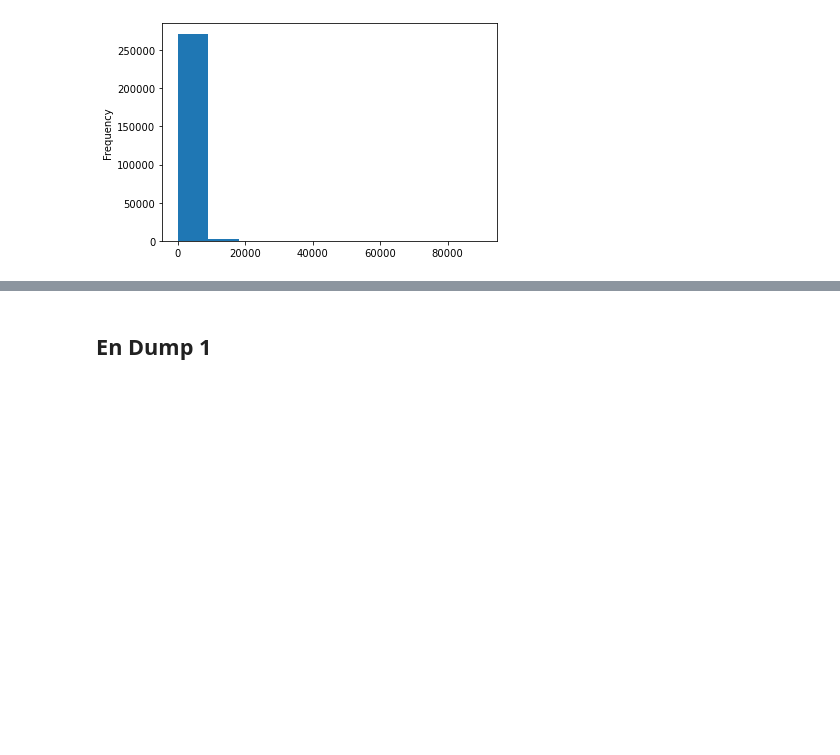
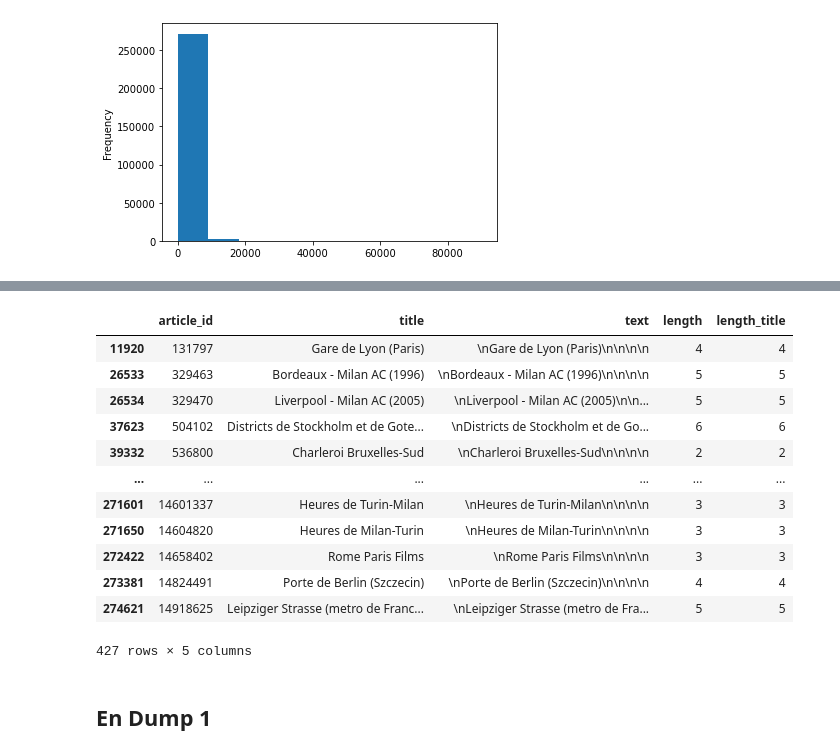
Before and after one commit to seriousdeejay/citynet, a Jupyter notebook: src/analyses/selecting_relevant_articles.ipynb, the cells around one changed output, grey strips where cells are left out. Saved outputs shown, nothing was run; the diff lists cells and outputs as text; code cells hidden in the pictures; blank space fills up the shorter version.

```diff
--- a/src/analyses/selecting_relevant_articles.ipynb
+++ b/src/analyses/selecting_relevant_articles.ipynb
@@ -250,3 +275,20 @@ df.text[116675]
+# %%
+# df['length_title'] = [len(title.split()) for title in df.title]
+df[df.length == df.length_title] # think this should be cover the empty referral pages
+# %% [output]
+|  | article_id | title | text | length | length_title |
+| 11920 | 131797 | Gare de Lyon (Paris) | \nGare de Lyon (Paris)\n\n\n\n | 4 | 4 |
+| 26533 | 329463 | Bordeaux - Milan AC (1996) | \nBordeaux - Milan AC (1996)\n\n\n\n | 5 | 5 |
+| 26534 | 329470 | Liverpool - Milan AC (2005) | \nLiverpool - Milan AC (2005)\n\n... | 5 | 5 |
+| 37623 | 504102 | Districts de Stockholm et de Gote... | \nDistricts de Stockholm et de Go... | 6 | 6 |
+| 39332 | 536800 | Charleroi Bruxelles-Sud | \nCharleroi Bruxelles-Sud\n\n\n\n | 2 | 2 |
+| ... | ... | ... | ... | ... | ... |
+| 271601 | 14601337 | Heures de Turin-Milan | \nHeures de Turin-Milan\n\n\n\n | 3 | 3 |
+| 271650 | 14604820 | Heures de Milan-Turin | \nHeures de Milan-Turin\n\n\n\n | 3 | 3 |
+| 272422 | 14658402 | Rome Paris Films | \nRome Paris Films\n\n\n\n | 3 | 3 |
+| 273381 | 14824491 | Porte de Berlin (Szczecin) | \nPorte de Berlin (Szczecin)\n\n\n\n | 4 | 4 |
+| 274621 | 14918625 | Leipziger Strasse (metro de Franc... | \nLeipziger Strasse (metro de Fra... | 5 | 5 |
+427 rows × 5 columns
 # %% [markdown]
 ## En Dump 1
 # %%
```
Also changed, not shown: parts of 27 cells of this notebook.
